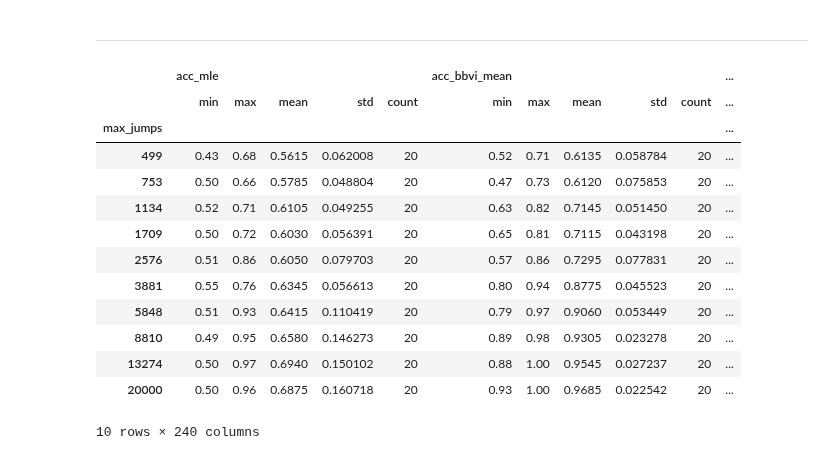
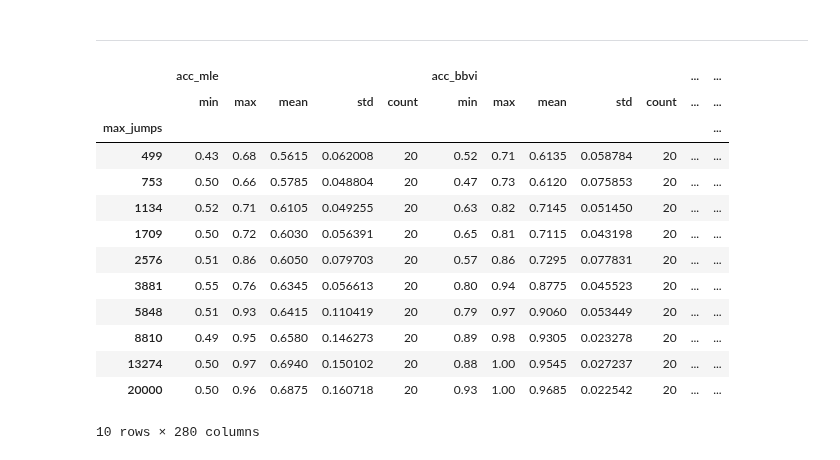
Before and after one commit to trouleau/var-wold, a Jupyter notebook: notebook/9-wt-3-process-experiment-output-dataRegime.ipynb, the cells around one changed output. Drawn from its saved outputs; the diff is of its cells as text; code cells hidden in the pictures.

```diff
--- a/notebook/9-wt-3-process-experiment-output-dataRegime.ipynb
+++ b/notebook/9-wt-3-process-experiment-output-dataRegime.ipynb
@@ -26,5 +20,6 @@ matplotlib.rcParams.update({
 # %%
-output_df = tsvar.plotting.load_outputs(exp_dir="../output/dataRegimes-n10-2/")
+EXP_DIR = "../output/dataRegimes-n10-2"
+output_df = tsvar.plotting.load_outputs(exp_dir=EXP_DIR)
 cols = [col for col in output_df.columns if col.startswith('mle')]
 # %% [output]
 Process file: ../output/dataRegimes-n10-2/1590694516-g04-d10-n020000/output-03.json...
@@ -49,29 +44,33 @@ output_df.head()
 # %%
 suf_col_dict = {
     'mle': 'mle_adjacency',
-    'bbvi_mean': 'bbvi_adj_mean',
-    'bbvi_mode': 'bbvi_adj_mode',
-    'vi_mean': 'vi_adj_mean',
-    'vi_mode': 'vi_adj_mode',
+
+    #'bbvi': 'bbvi_adj_mean',
+    'bbvi': 'bbvi_adj_mode',
+
+    #'vi': 'vi_adj_mean',
+    'vi': 'vi_adj_mode',
+
     #'vi_fixed_beta_mean': 'vi_fixed_beta_adj_mean',
     #'vi_fixed_beta_mode': 'vi_fixed_beta_adj_mode',
+
     'gb': 'gb_adj_normed',
 }
 
 plot_df = tsvar.plotting.make_plot_df(output_df, suf_col_dict, agg_col='max_jumps', threshold=0.05)
 plot_df
 # %% [output]
-|  | acc_mle |  |  |  |  | acc_bbvi_mean |  |  |  |  | ... |
-|  | min | max | mean | std | count | min | max | mean | std | count | ... |
-| max_jumps |  |  |  |  |  |  |  |  |  |  | ... |
-| 499 | 0.43 | 0.68 | 0.5615 | 0.062008 | 20 | 0.52 | 0.71 | 0.6135 | 0.058784 | 20 | ... |
-| 753 | 0.50 | 0.66 | 0.5785 | 0.048804 | 20 | 0.47 | 0.73 | 0.6120 | 0.075853 | 20 | ... |
-| 1134 | 0.52 | 0.71 | 0.6105 | 0.049255 | 20 | 0.63 | 0.82 | 0.7145 | 0.051450 | 20 | ... |
-| 1709 | 0.50 | 0.72 | 0.6030 | 0.056391 | 20 | 0.65 | 0.81 | 0.7115 | 0.043198 | 20 | ... |
-| 2576 | 0.51 | 0.86 | 0.6050 | 0.079703 | 20 | 0.57 | 0.86 | 0.7295 | 0.077831 | 20 | ... |
-| 3881 | 0.55 | 0.76 | 0.6345 | 0.056613 | 20 | 0.80 | 0.94 | 0.8775 | 0.045523 | 20 | ... |
-| 5848 | 0.51 | 0.93 | 0.6415 | 0.110419 | 20 | 0.79 | 0.97 | 0.9060 | 0.053449 | 20 | ... |
-| 8810 | 0.49 | 0.95 | 0.6580 | 0.146273 | 20 | 0.89 | 0.98 | 0.9305 | 0.023278 | 20 | ... |
-| 13274 | 0.50 | 0.97 | 0.6940 | 0.150102 | 20 | 0.88 | 1.00 | 0.9545 | 0.027237 | 20 | ... |
-| 20000 | 0.50 | 0.96 | 0.6875 | 0.160718 | 20 | 0.93 | 1.00 | 0.9685 | 0.022542 | 20 | ... |
+|  | acc_mle |  |  |  |  | acc_bbvi |  |  |  |  | ... | ... |
+|  | min | max | mean | std | count | min | max | mean | std | count | ... | ... |
+| max_jumps |  |  |  |  |  |  |  |  |  |  |  | ... |
+| 499 | 0.43 | 0.68 | 0.5615 | 0.062008 | 20 | 0.52 | 0.71 | 0.6135 | 0.058784 | 20 | ... | ... |
+| 753 | 0.50 | 0.66 | 0.5785 | 0.048804 | 20 | 0.47 | 0.73 | 0.6120 | 0.075853 | 20 | ... | ... |
+| 1134 | 0.52 | 0.71 | 0.6105 | 0.049255 | 20 | 0.63 | 0.82 | 0.7145 | 0.051450 | 20 | ... | ... |
+| 1709 | 0.50 | 0.72 | 0.6030 | 0.056391 | 20 | 0.65 | 0.81 | 0.7115 | 0.043198 | 20 | ... | ... |
+| 2576 | 0.51 | 0.86 | 0.6050 | 0.079703 | 20 | 0.57 | 0.86 | 0.7295 | 0.077831 | 20 | ... | ... |
+| 3881 | 0.55 | 0.76 | 0.6345 | 0.056613 | 20 | 0.80 | 0.94 | 0.8775 | 0.045523 | 20 | ... | ... |
+| 5848 | 0.51 | 0.93 | 0.6415 | 0.110419 | 20 | 0.79 | 0.97 | 0.9060 | 0.053449 | 20 | ... | ... |
+| 8810 | 0.49 | 0.95 | 0.6580 | 0.146273 | 20 | 0.89 | 0.98 | 0.9305 | 0.023278 | 20 | ... | ... |
+| 13274 | 0.50 | 0.97 | 0.6940 | 0.150102 | 20 | 0.88 | 1.00 | 0.9545 | 0.027237 | 20 | ... | ... |
+| 20000 | 0.50 | 0.96 | 0.6875 | 0.160718 | 20 | 0.93 | 1.00 | 0.9685 | 0.022542 | 20 | ... | ... |
-10 rows × 240 columns
+10 rows × 280 columns
```
Also changed, not shown: parts of 10 cells of this notebook, 10 other files.
